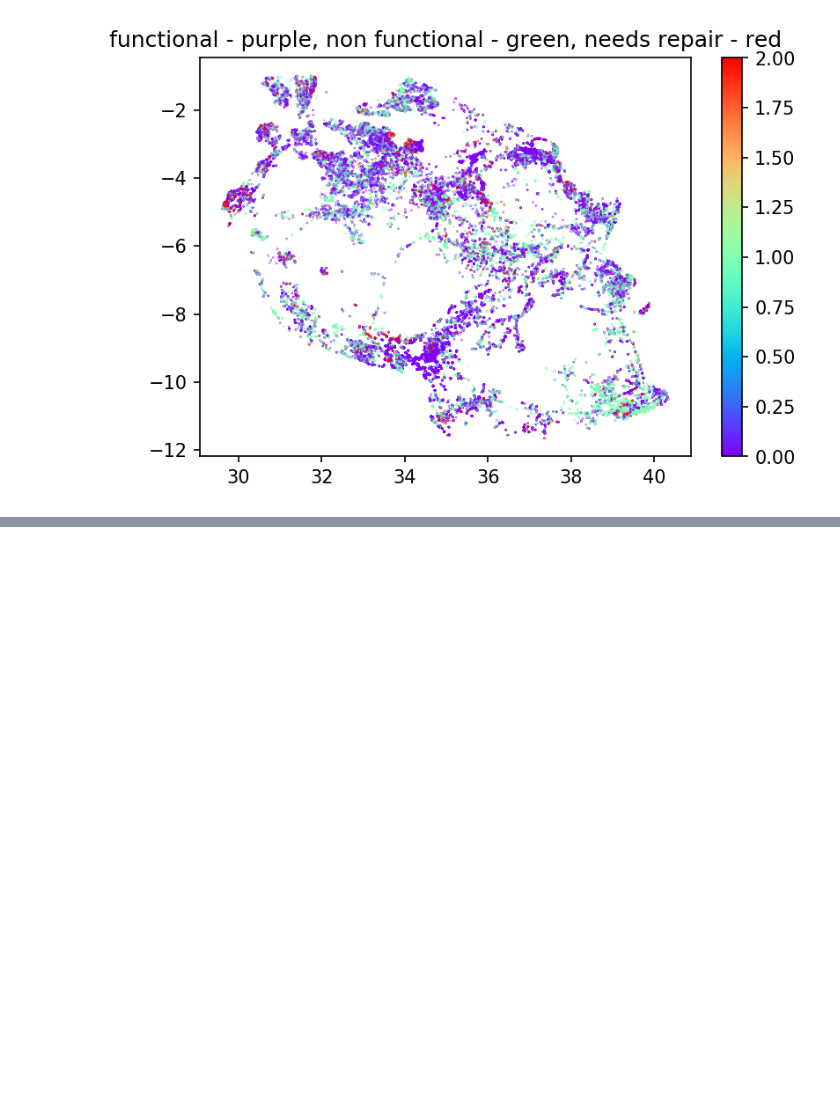
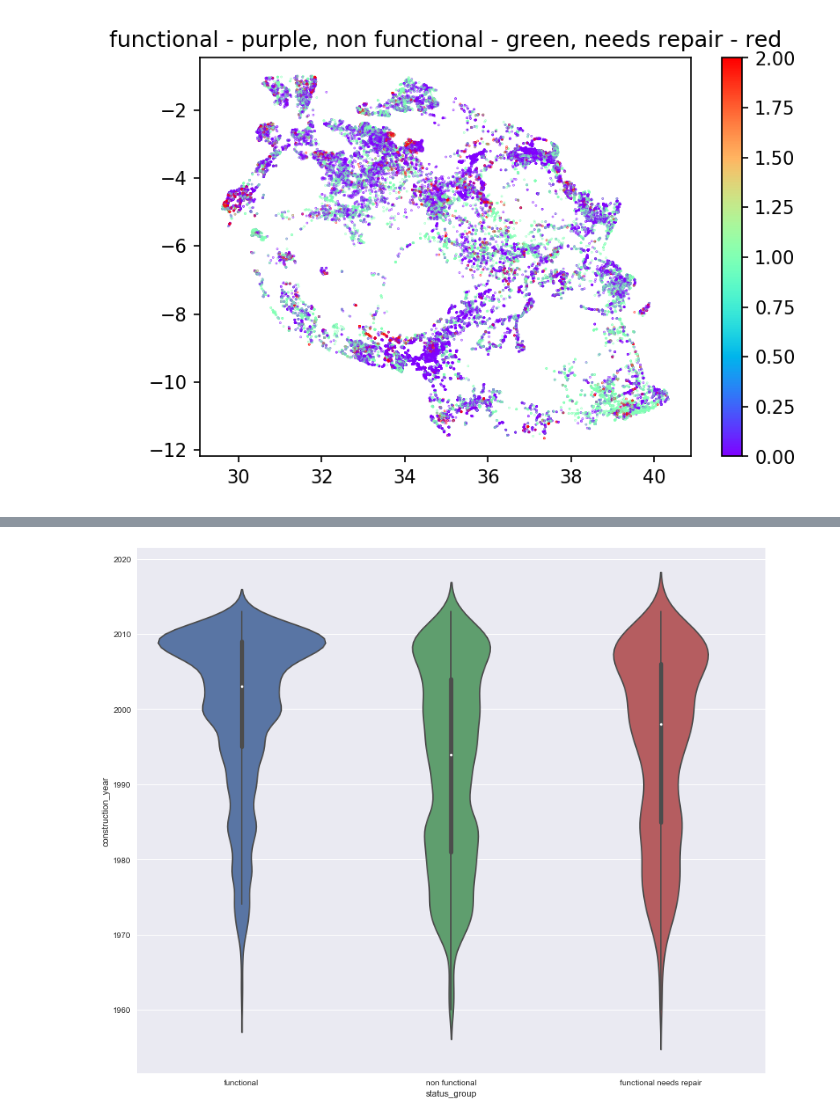
Before and after one commit to kayoyin/water-pumps, a Jupyter notebook: pipes.ipynb, the cells around one changed output, grey strips where cells are left out. Saved outputs shown, nothing was run; the diff lists cells and outputs as text; code cells hidden in the pictures; blank space fills up the shorter version.

```diff
--- a/pipes.ipynb
+++ b/pipes.ipynb
@@ -175,0 +182,7 @@ print(np.max(dates))
+# %%
+fig, ax = plt.subplots(figsize=(14,12));
+ax = sns.violinplot(x='status_group', y="construction_year",\
+                    data=data_viz[data_viz['construction_year']>0], split=True)
+plt.show()
+# %% [output]
+[figure, added]
```
Also changed, not shown: parts of 28 cells of this notebook.
